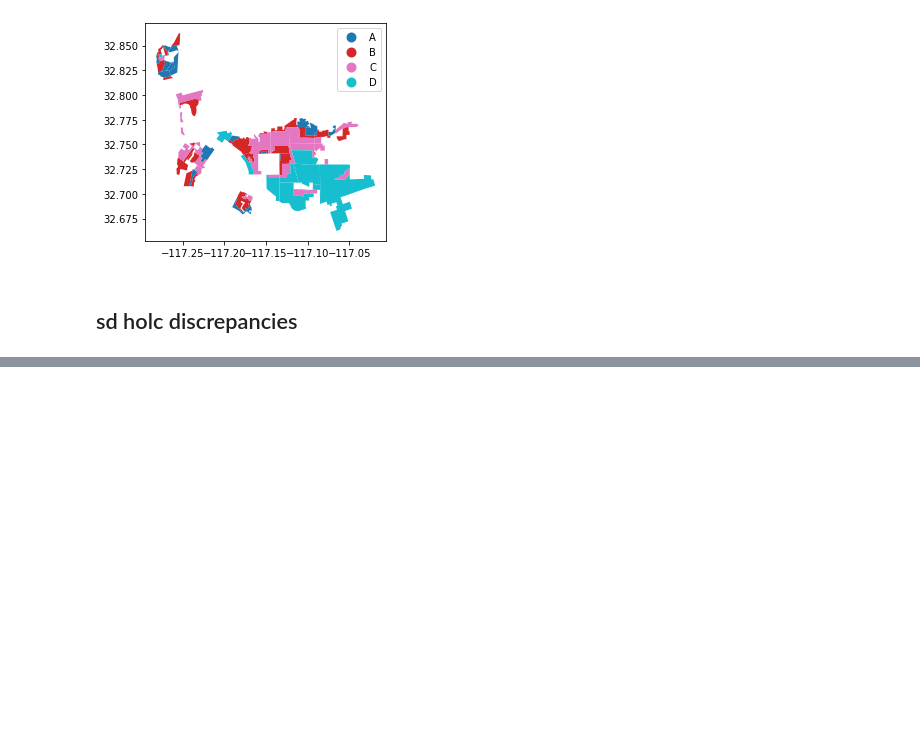
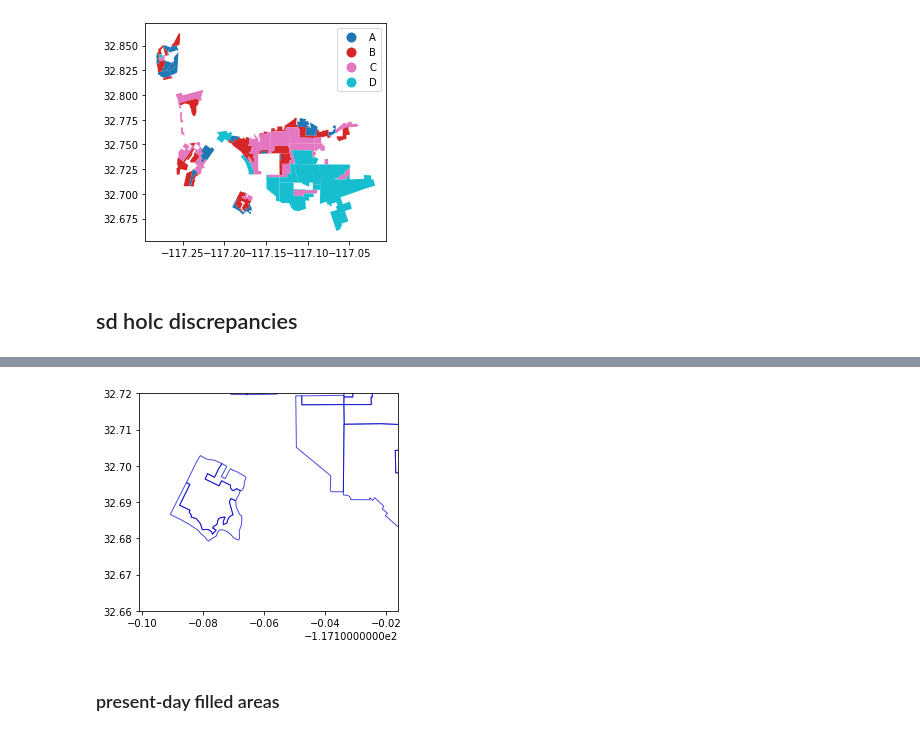
Before and after one commit to sjsrey/geoplanar, a Jupyter notebook: notebooks/holc_ex.ipynb, the cells around one changed output, grey strips where cells are left out. Cells and saved outputs as stored; diff of their text form; code cells hidden in the pictures; blank space fills up the shorter version.

```diff
--- a/notebooks/holc_ex.ipynb
+++ b/notebooks/holc_ex.ipynb
@@ -157,0 +126,2 @@ w.neighbors
+# %%
+sd_fill = geoplanar.fill_holes(sd)
@@ -157,0 +169,9 @@ w.neighbors
+# %%
+# holc with holes filled in
+base = sd_fill.plot(alpha=0.7, facecolor='none', edgecolor='mediumblue')
+_ = base.set_xlim(-117.201, -117.116)
+_ = base.set_ylim(32.66, 32.72)
+# %% [output]
+[figure, added]
+# %% [markdown]
+### present-day filled areas
```
Also changed, not shown: parts of 21 cells of this notebook, 18 other files.
